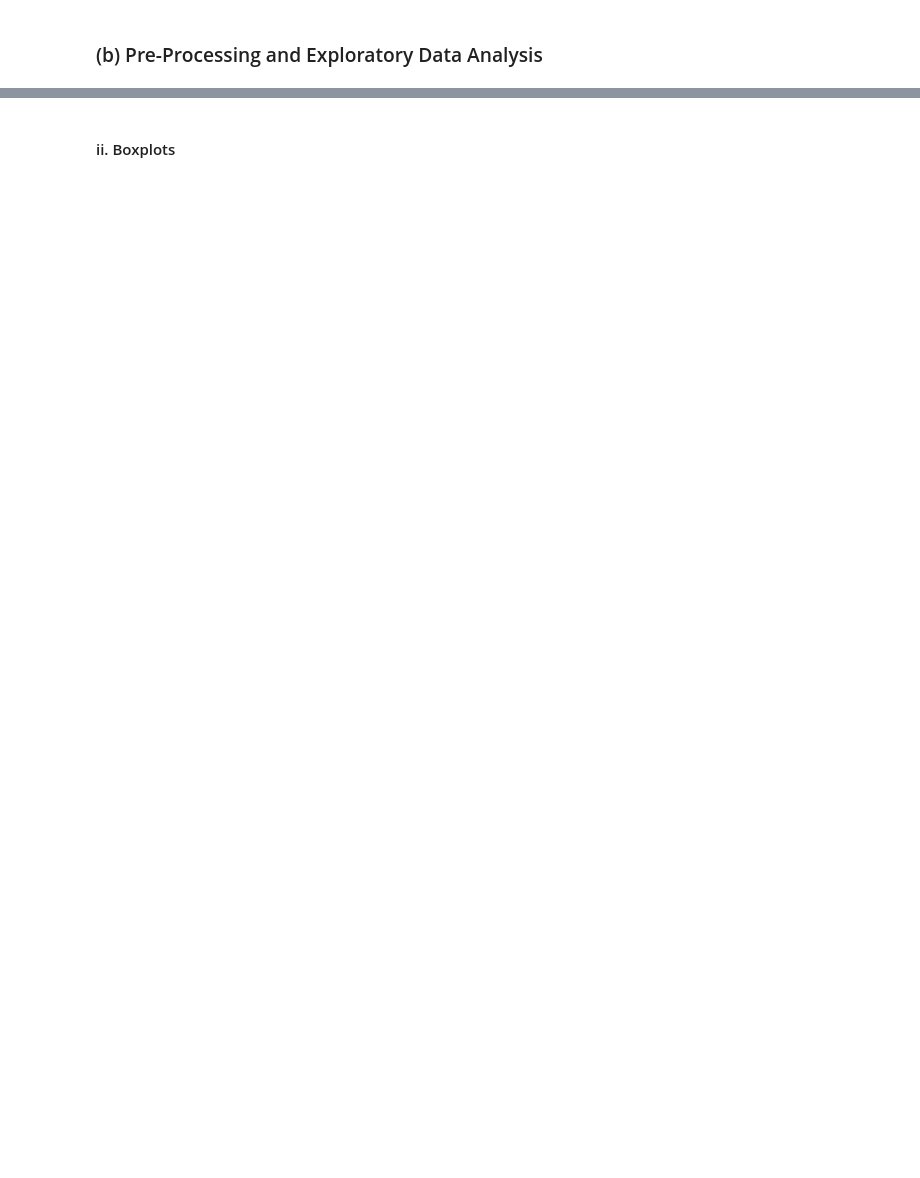
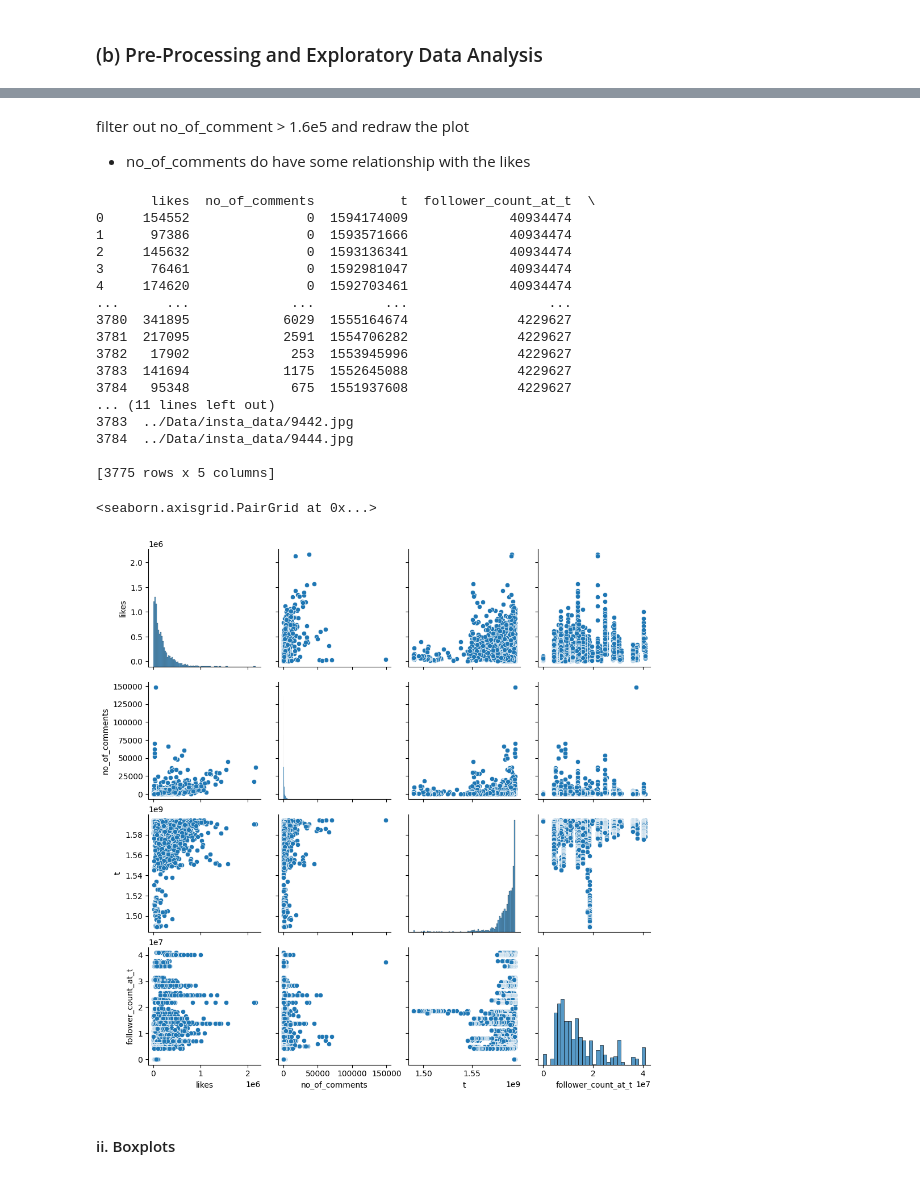
Before and after one commit to RayChenPy/Instagram_data, a Jupyter notebook: Chen_WeiChieh.ipynb, the cells around one changed output, grey strips where cells are left out. Drawn from its saved outputs; the diff is of its cells as text; code cells hidden in the pictures; blank space fills up the shorter version.

```diff
--- a/Chen_WeiChieh.ipynb
+++ b/Chen_WeiChieh.ipynb
@@ -96,2 +60,29 @@ sns.pairplot(vertebra_data, hue='class')
+# %% [markdown]
+filter out no_of_comment > 1.6e5 and redraw the plot
+- no_of_comments do have some relationship with the likes
+# %%
+filtered_df = df[df['no_of_comments'] < 1.6e5]
+print(filtered_df)
+sns.pairplot(filtered_df)
+# %% [output]
+       likes  no_of_comments           t  follower_count_at_t  \
+0     154552               0  1594174009             40934474
+1      97386               0  1593571666             40934474
+2     145632               0  1593136341             40934474
+3      76461               0  1592981047             40934474
+4     174620               0  1592703461             40934474
+...      ...             ...         ...                  ...
+3780  341895            6029  1555164674              4229627
+3781  217095            2591  1554706282              4229627
+3782   17902             253  1553945996              4229627
+3783  141694            1175  1552645088              4229627
+3784   95348             675  1551937608              4229627
+... (11 lines left out)
+3783  ../Data/insta_data/9442.jpg
+3784  ../Data/insta_data/9444.jpg
+
+[3775 rows x 5 columns]
+<seaborn.axisgrid.PairGrid at 0x...>
+[figure, added]
 # %% [markdown]
 #### ii. Boxplots
```
Also changed, not shown: parts of 54 cells of this notebook, 2 other files.
